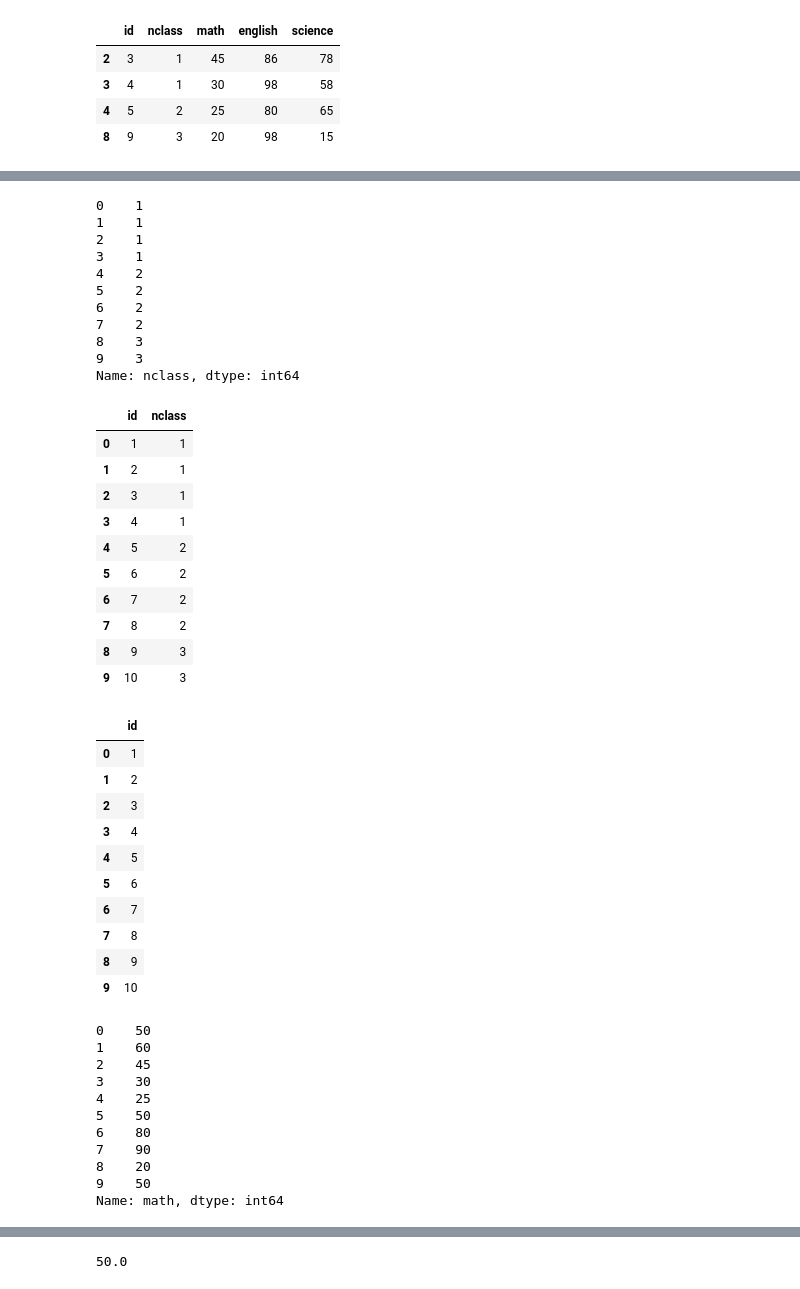
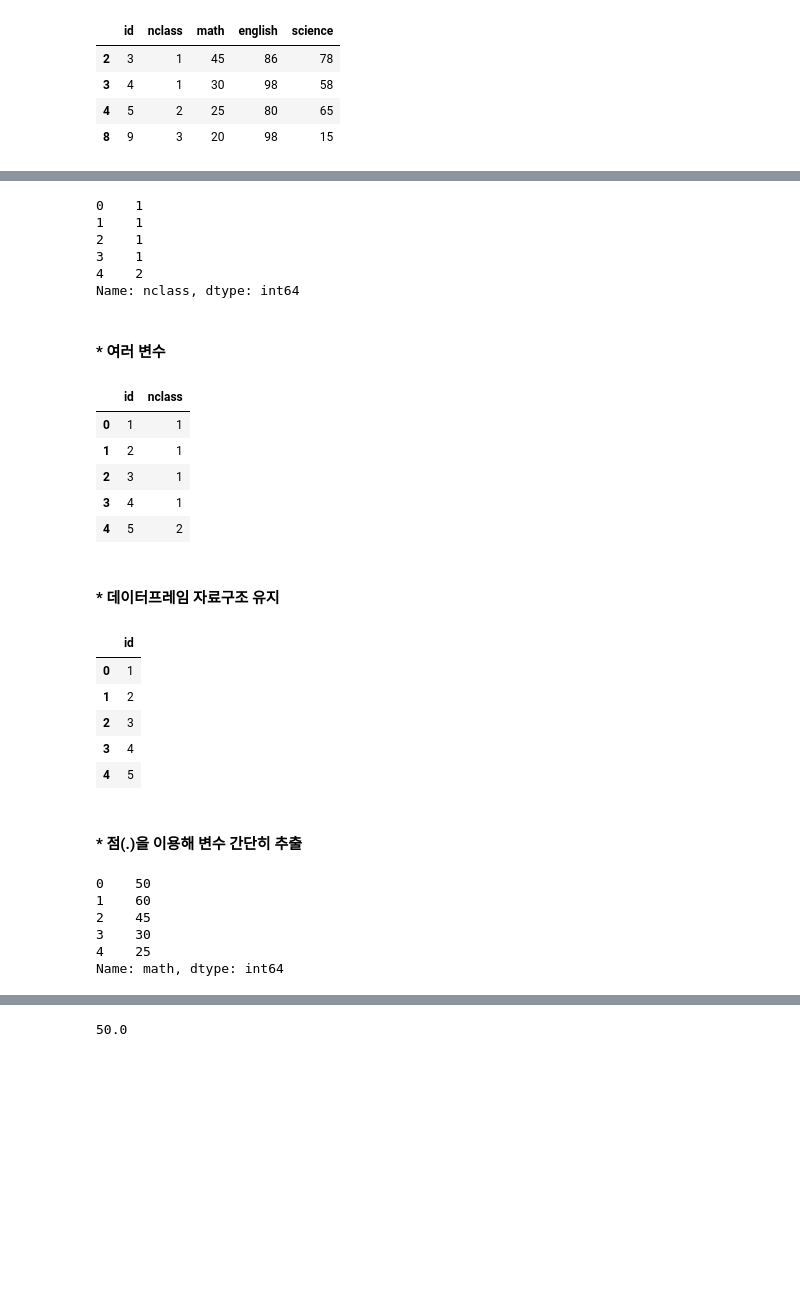
Before and after one commit to jamesbluenote/doit_pythondata, a Jupyter notebook: Doit_python_ch-16.ipynb, the cells around one changed output, grey strips where cells are left out. Drawn from its saved outputs; the diff is of its cells as text; code cells hidden in the pictures; blank space fills up the shorter version.

```diff
--- a/Doit_python_ch-16.ipynb
+++ b/Doit_python_ch-16.ipynb
@@ -102,34 +96,28 @@ df['id']
 Name: id, dtype: int64
 # %%
-df['nclass']
+df['nclass'].head()
 # %% [output]
 0    1
 1    1
 2    1
 3    1
 4    2
-5    2
-6    2
-7    2
-8    3
-9    3
 Name: nclass, dtype: int64
+# %% [markdown]
+#### * 여러 변수
 # %%
-df[['id', 'nclass']]
+df[['id', 'nclass']].head()
 # %% [output]
 |  | id | nclass |
 | 0 | 1 | 1 |
 | 1 | 2 | 1 |
 | 2 | 3 | 1 |
 | 3 | 4 | 1 |
 | 4 | 5 | 2 |
-| 5 | 6 | 2 |
-| 6 | 7 | 2 |
-| 7 | 8 | 2 |
-| 8 | 9 | 3 |
-| 9 | 10 | 3 |
+# %% [markdown]
+#### * 데이터프레임 자료구조 유지
 # %%
-df[['id']]
+df[['id']].head()
 # %% [output]
 |  | id |
 | 0 | 1 |
@@ -137,8 +125,5 @@ df[['id']]
 | 2 | 3 |
 | 3 | 4 |
 | 4 | 5 |
-| 5 | 6 |
-| 6 | 7 |
-| 7 | 8 |
-| 8 | 9 |
-| 9 | 10 |
+# %% [markdown]
+#### * 점(.)을 이용해 변수 간단히 추출
@@ -145,15 +136,10 @@ df[['id']]
 # %%
-df['math']
+df['math'].head()
 # %% [output]
 0    50
 1    60
 2    45
 3    30
 4    25
-5    50
-6    80
-7    90
-8    20
-9    50
 Name: math, dtype: int64
 # %%
```
Also changed, not shown: parts of 70 cells of this notebook.
